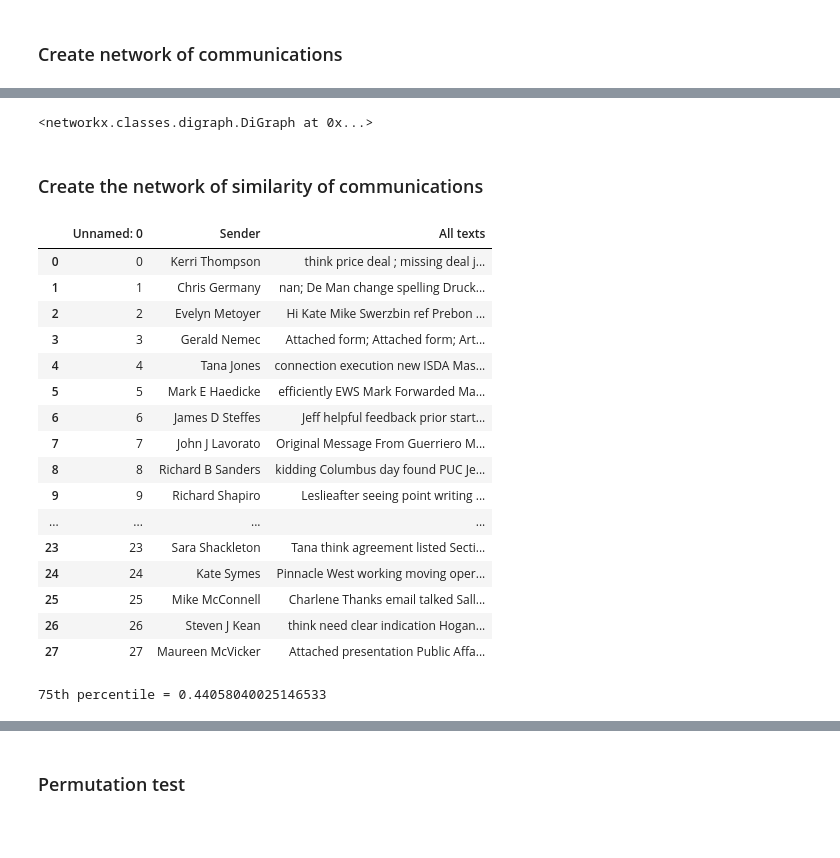
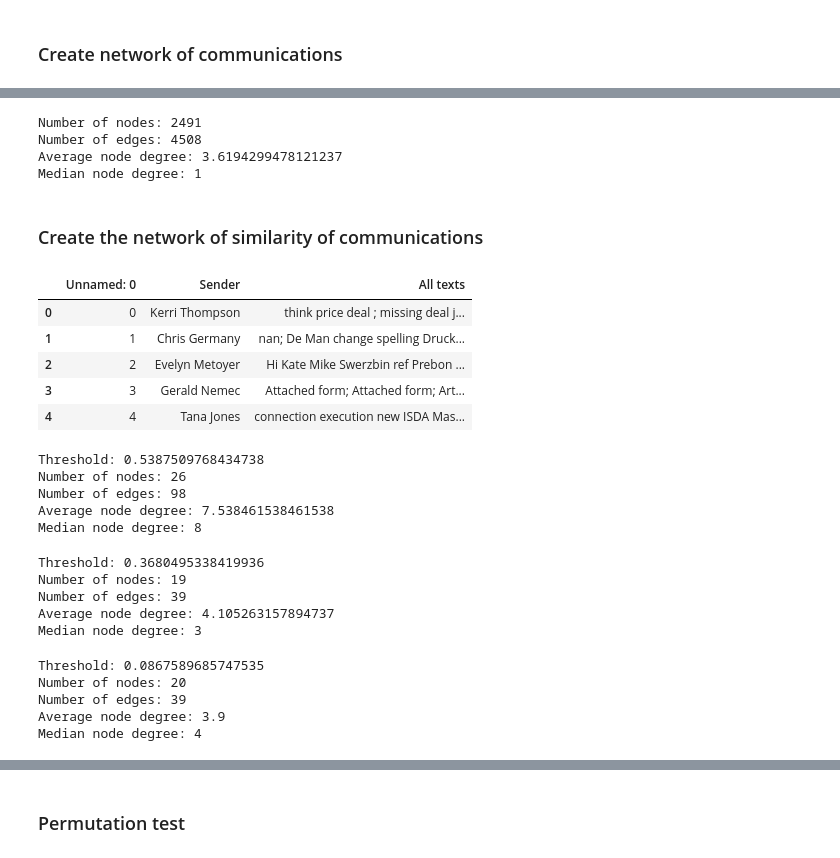
Before and after one commit to mingweiiiiiiiiii/23-24-CS7IS4-Group4, a Jupyter notebook: newExperimentOnEmail.ipynb, the cells around one changed output, grey strips where cells are left out. Saved outputs shown, nothing was run; the diff lists cells and outputs as text; code cells hidden in the pictures; blank space fills up the shorter version.

```diff
--- a/newExperimentOnEmail.ipynb
+++ b/newExperimentOnEmail.ipynb
@@ -32,6 +24,2 @@ G_comm = nx.DiGraph()
 for idx, row in sendReceiverdf.iterrows():
     G_comm.add_edge(row['Sender'], row['Receiver'], weight=row['Weight'])
-# %%
-G_comm
-# %% [output]
-<networkx.classes.digraph.DiGraph at 0x...>
@@ -38,3 +32,10 @@ G_comm
+# %%
+print_graph_info(G_comm)
+# %% [output]
+Number of nodes: 2491
+Number of edges: 4508
+Average node degree: 3.6194299478121237
+Median node degree: 1
 # %% [markdown]
 ### Create the network of similarity of communications
 # %%
@@ -42,25 +43,14 @@ path = 'sender-text.csv'
 senderTextdf = pd.read_csv(path)
 senderTextdf['All texts'] = senderTextdf['All texts'].astype(str)
 # %%
-senderTextdf
+senderTextdf.head()
 # %% [output]
 |  | Unnamed: 0 | Sender | All texts |
 | 0 | 0 | Kerri Thompson | think price deal ; missing deal j... |
 | 1 | 1 | Chris Germany | nan; De Man change spelling Druck... |
 | 2 | 2 | Evelyn Metoyer | Hi Kate Mike Swerzbin ref Prebon ... |
 | 3 | 3 | Gerald Nemec | Attached form; Attached form; Art... |
 | 4 | 4 | Tana Jones | connection execution new ISDA Mas... |
-| 5 | 5 | Mark E Haedicke | efficiently EWS Mark Forwarded Ma... |
-| 6 | 6 | James D Steffes | Jeff helpful feedback prior start... |
-| 7 | 7 | John J Lavorato | Original Message From Guerriero M... |
-| 8 | 8 | Richard B Sanders | kidding Columbus day found PUC Je... |
-| 9 | 9 | Richard Shapiro | Leslieafter seeing point writing ... |
-| ... | ... | ... | ... |
-| 23 | 23 | Sara Shackleton | Tana think agreement listed Secti... |
-| 24 | 24 | Kate Symes | Pinnacle West working moving oper... |
-| 25 | 25 | Mike McConnell | Charlene Thanks email talked Sall... |
-| 26 | 26 | Steven J Kean | think need clear indication Hogan... |
-| 27 | 27 | Maureen McVicker | Attached presentation Public Affa... |
 # %%
 # text in sender
 text_list = senderTextdf['All texts'].tolist()
@@ -76,16 +57,0 @@ similarity_matrix = cosine_similarity(X, X)
-# %%
-# Create a graph from the similarity matrix
-# Draw an edge between papers with similarity in the fourth quartile
-
-# Calculate the 75th percentile of the similarity matrix
-import numpy as np
-percentile_75 = np.percentile(similarity_matrix, 75)
-print(f"75th percentile = {percentile_75}")
-
-G_sim = nx.Graph()
-for i in range(similarity_matrix.shape[0]):
-    for j in range(i+1, similarity_matrix.shape[1]):
-        if similarity_matrix[i, j] > percentile_75:
-            G_sim.add_edge(sender_list[i], sender_list[j])
-# %% [output]
-75th percentile = 0.44058040025146533
@@ -91,0 +84,27 @@ for i in range(similarity_matrix.shape[0]):
+# %%
+G_sim_1 = create_similarity_graph(text_list, sender_list, m=1, n=1, p=0.75)
+print_graph_info(G_sim_1)
+# %% [output]
+Threshold: 0.5387509768434738
+Number of nodes: 26
+Number of edges: 98
+Average node degree: 7.538461538461538
+Median node degree: 8
+# %%
+G_sim_2 = create_similarity_graph(text_list, sender_list, m=2, n=2, p=0.9)
+print_graph_info(G_sim_2)
+# %% [output]
+Threshold: 0.3680495338419936
+Number of nodes: 19
+Number of edges: 39
+Average node degree: 4.105263157894737
+Median node degree: 3
+# %%
+G_sim_3 = create_similarity_graph(text_list, sender_list, m=3, n=3, p=0.9)
+print_graph_info(G_sim_3)
+# %% [output]
+Threshold: 0.0867589685747535
+Number of nodes: 20
+Number of edges: 39
+Average node degree: 3.9
+Median node degree: 4
```
Also changed, not shown: parts of 28 cells of this notebook.
